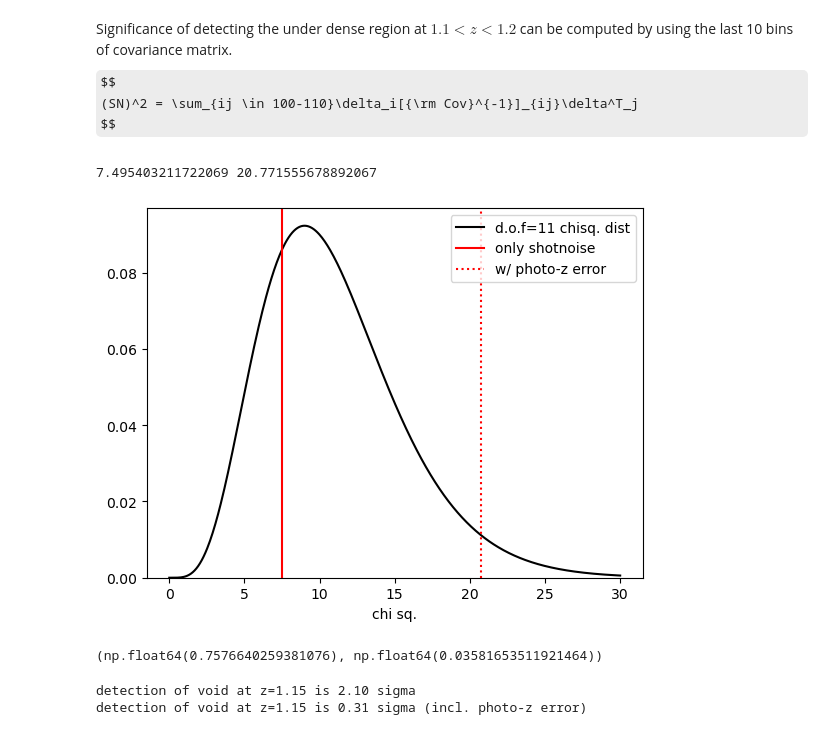
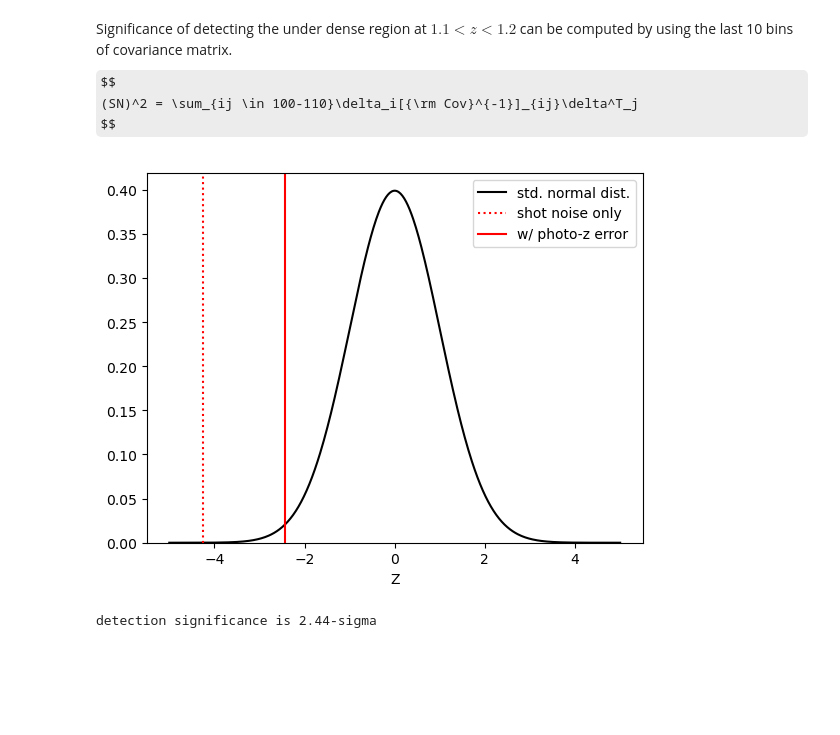
Before and after one commit to AtsushiNishizawa/cs_void, a Jupyter notebook: getProfile.ipynb, the cells around one changed output. Drawn from its saved outputs; the diff is of its cells as text; code cells hidden in the pictures; some formulas as TeX source; blank space fills up the shorter version.

Commit message:
add gaussian significance

```diff
--- a/getProfile.ipynb
+++ b/getProfile.ipynb
@@ -233,41 +225,38 @@ $$
 (SN)^2 = \sum_{ij \in 100-110}\delta_i[{\rm Cov}^{-1}]_{ij}\delta^T_j
 $$
 # %%
-idx_min = 100
-idx_max = 111
+idx_min = 104
+idx_max = 108
 icov = np.linalg.inv(E_delta_tot_sq)
 
-chisq = np.dot(np.dot(delta[idx_min:idx_max], icov[idx_min:idx_max, idx_min:idx_max]), delta[idx_min:idx_max].T)
-chisq_diag = np.sum(delta[idx_min:idx_max]**2/ E_delta[idx_min:idx_max]**2)
-print(chisq, chisq_diag)
+#chisq = np.dot(np.dot(delta[idx_min:idx_max], icov[idx_min:idx_max, idx_min:idx_max]), delta[idx_min:idx_max].T)
+#chisq_diag = np.sum(delta[idx_min:idx_max]**2/ E_delta[idx_min:idx_max]**2)
+#print(chisq, chisq_diag)
+### Chi square test is not appropriate to take into account the sign, instead, we go for the gaussian test with normalized variable Z
+
+delta_sub = delta[idx_min:idx_max]
+cov_sub = E_delta_tot_sq[idx_min:idx_max, idx_min:idx_max]
+weights = np.ones(idx_max-idx_min) # you can replce the weights, if you know the matched filter a priori.
+sigma_sub = E_delta[idx_min:idx_max]
+
+Z_photoz    = np.dot(weights, delta_sub)/np.sqrt(np.dot(np.dot(weights.T,cov_sub), weights))
+Z_shotnoise = np.dot(weights, delta_sub)/np.sqrt(np.dot(weights**2.,sigma_sub**2.))
-# %% [output]
-7.495403211722069 20.771555678892067
 # %%
-from scipy.stats import chi2, norm
+from scipy.stats import norm
 
 df = idx_max-idx_min
-x = np.linspace(0, 30, 500)
-y = chi2.pdf(x, df)
-plt.plot(x, y, "k-", label="d.o.f=%i chisq. dist"%df)
-plt.axvline(x=chisq, color="r", ls="-", label="only shotnoise")
-plt.axvline(x=chisq_diag, color="r", ls=":", label="w/ photo-z error")
+x = np.linspace(-5, 5, 500)
+y = norm.pdf(x, 0, 1)
+plt.plot(x, y, "k-", label="std. normal dist.")
+plt.axvline(x=Z_shotnoise, color="r", ls=":", label="shot noise only")
+plt.axvline(x=Z_photoz, color="r", ls="-", label="w/ photo-z error")
 plt.ylim(ymin=0)
-plt.xlabel("chi sq.")
+plt.xlabel("Z")
 plt.legend()
 plt.show()
 # %% [output]
-[figure, old version]
+[figure, new version]
-# %%
-pval = chi2.sf(chisq, df)
-pval_diag = chi2.sf(chisq_diag, df)
-pval, pval_diag
-# %% [output]
-(np.float64(0.7576640259381076), np.float64(0.03581653511921464))
-# %%
-sigma = norm.isf(pval/2.)
-sigma_diag = norm.isf(pval_diag/2.)
-print ("detection of void at z=1.15 is %.2f sigma"%sigma_diag)
-print ("detection of void at z=1.15 is %.2f sigma (incl. photo-z error)"%sigma)
-# %% [output]
-detection of void at z=1.15 is 2.10 sigma
-detection of void at z=1.15 is 0.31 sigma (incl. photo-z error)
+# %%
+print ("detection significance is %.2f-sigma"%np.abs(Z_photoz))
+# %% [output]
+detection significance is 2.44-sigma
```
Also changed, not shown: parts of 5 cells of this notebook.
